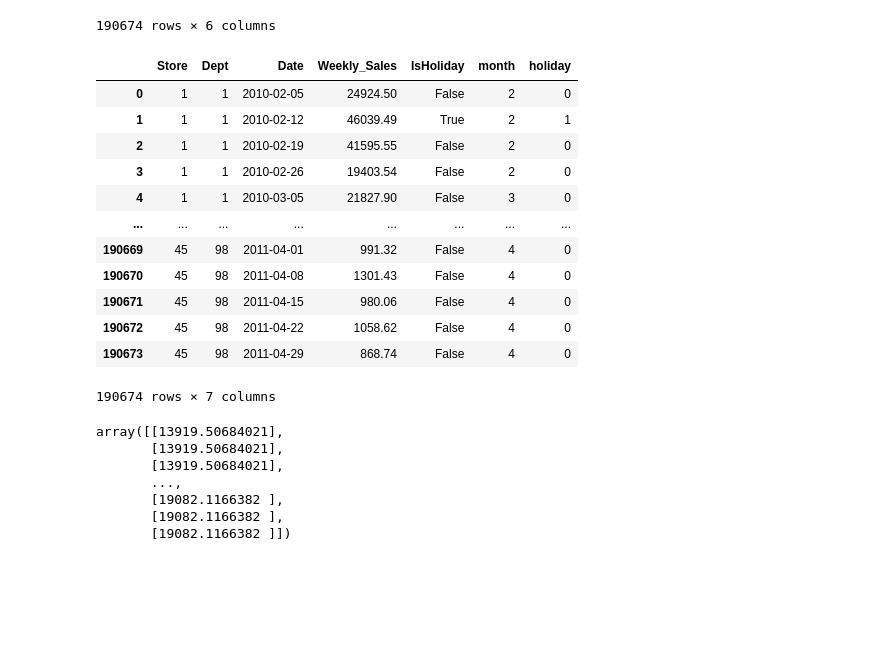
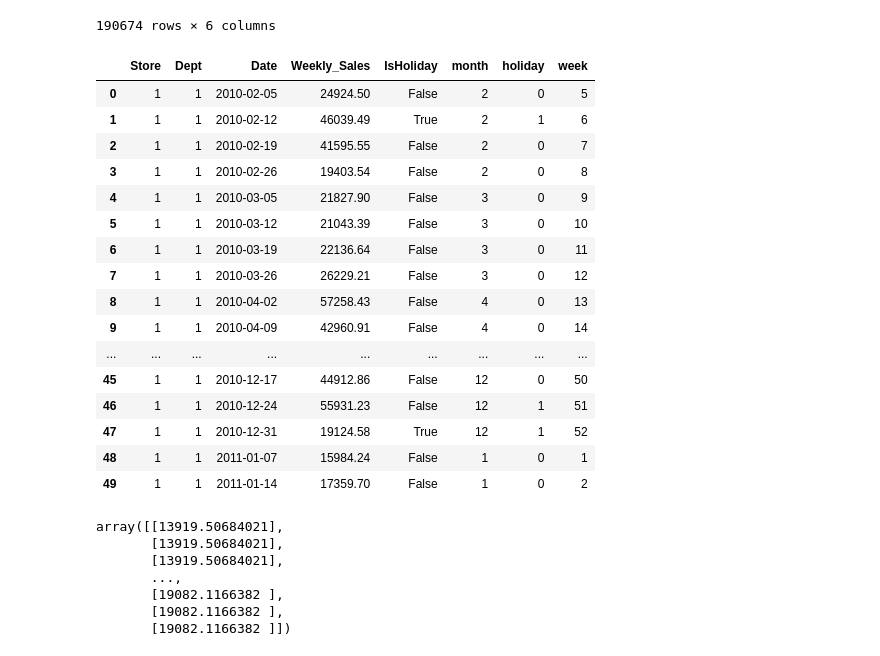
Before and after one commit to tarik0219/CS_PSL, a Jupyter notebook: Project_2/Untitled1.ipynb, the cells around one changed output. Saved outputs shown, nothing was run; the diff lists cells and outputs as text; code cells hidden in the pictures; blank space fills up the shorter version.

```diff
--- a/Project_2/Untitled1.ipynb
+++ b/Project_2/Untitled1.ipynb
@@ -93,19 +93,25 @@ df
 190674 rows × 6 columns
 # %%
 df["holiday"] = df['IsHoliday'].apply(lambda is_holiday:1 if is_holiday else 0)
+# %%
+df['week'] = df['Date'].apply(lambda x: x.week)
 # %%
-df
+df.head(50)
 # %% [output]
-|  | Store | Dept | Date | Weekly_Sales | IsHoliday | month | holiday |
-| 0 | 1 | 1 | 2010-02-05 | 24924.50 | False | 2 | 0 |
-| 1 | 1 | 1 | 2010-02-12 | 46039.49 | True | 2 | 1 |
-| 2 | 1 | 1 | 2010-02-19 | 41595.55 | False | 2 | 0 |
-| 3 | 1 | 1 | 2010-02-26 | 19403.54 | False | 2 | 0 |
-| 4 | 1 | 1 | 2010-03-05 | 21827.90 | False | 3 | 0 |
-| ... | ... | ... | ... | ... | ... | ... | ... |
-| 190669 | 45 | 98 | 2011-04-01 | 991.32 | False | 4 | 0 |
-| 190670 | 45 | 98 | 2011-04-08 | 1301.43 | False | 4 | 0 |
-| 190671 | 45 | 98 | 2011-04-15 | 980.06 | False | 4 | 0 |
-| 190672 | 45 | 98 | 2011-04-22 | 1058.62 | False | 4 | 0 |
-| 190673 | 45 | 98 | 2011-04-29 | 868.74 | False | 4 | 0 |
+|  | Store | Dept | Date | Weekly_Sales | IsHoliday | month | holiday | week |
+| 0 | 1 | 1 | 2010-02-05 | 24924.50 | False | 2 | 0 | 5 |
+| 1 | 1 | 1 | 2010-02-12 | 46039.49 | True | 2 | 1 | 6 |
+| 2 | 1 | 1 | 2010-02-19 | 41595.55 | False | 2 | 0 | 7 |
+| 3 | 1 | 1 | 2010-02-26 | 19403.54 | False | 2 | 0 | 8 |
+| 4 | 1 | 1 | 2010-03-05 | 21827.90 | False | 3 | 0 | 9 |
+| 5 | 1 | 1 | 2010-03-12 | 21043.39 | False | 3 | 0 | 10 |
+| 6 | 1 | 1 | 2010-03-19 | 22136.64 | False | 3 | 0 | 11 |
+| 7 | 1 | 1 | 2010-03-26 | 26229.21 | False | 3 | 0 | 12 |
+| 8 | 1 | 1 | 2010-04-02 | 57258.43 | False | 4 | 0 | 13 |
+| 9 | 1 | 1 | 2010-04-09 | 42960.91 | False | 4 | 0 | 14 |
+| ... | ... | ... | ... | ... | ... | ... | ... | ... |
+| 45 | 1 | 1 | 2010-12-17 | 44912.86 | False | 12 | 0 | 50 |
+| 46 | 1 | 1 | 2010-12-24 | 55931.23 | False | 12 | 1 | 51 |
+| 47 | 1 | 1 | 2010-12-31 | 19124.58 | True | 12 | 1 | 52 |
+| 48 | 1 | 1 | 2011-01-07 | 15984.24 | False | 1 | 0 | 1 |
+| 49 | 1 | 1 | 2011-01-14 | 17359.70 | False | 1 | 0 | 2 |
-190674 rows × 7 columns
```
Also changed, not shown: parts of 1 cell of this notebook, 3 other files.
